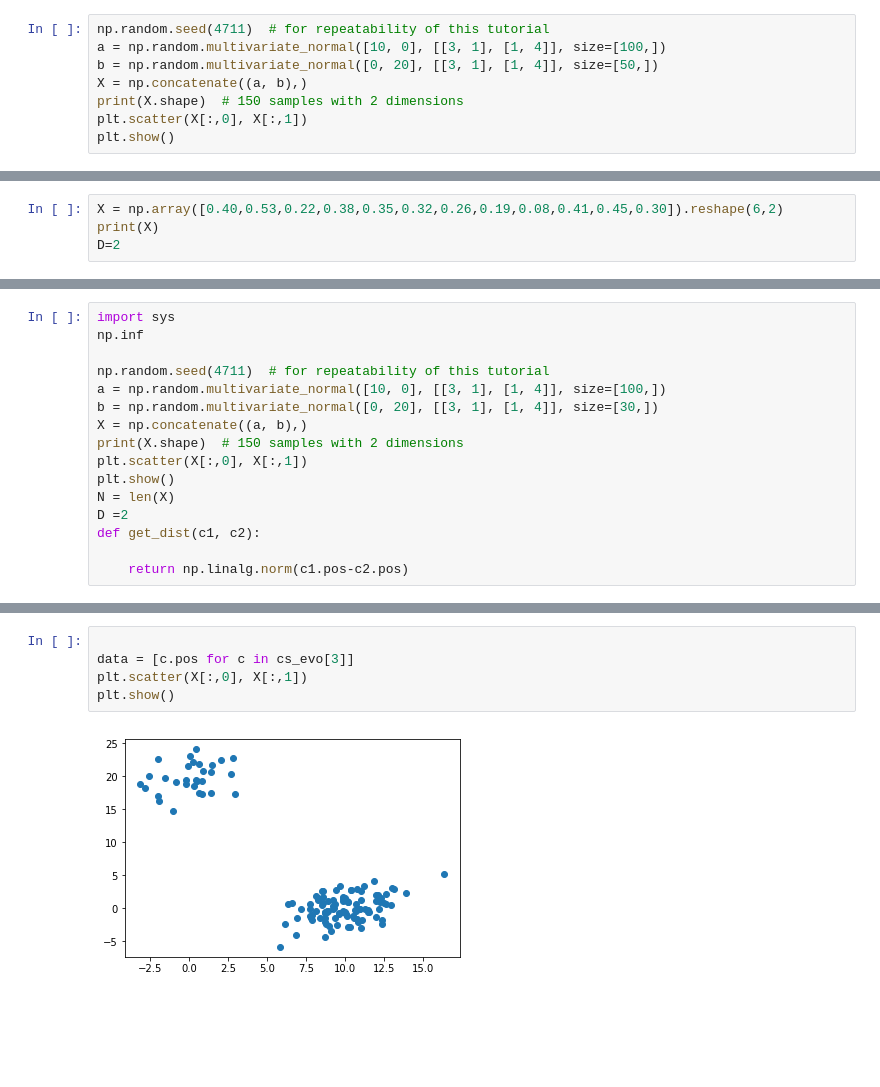
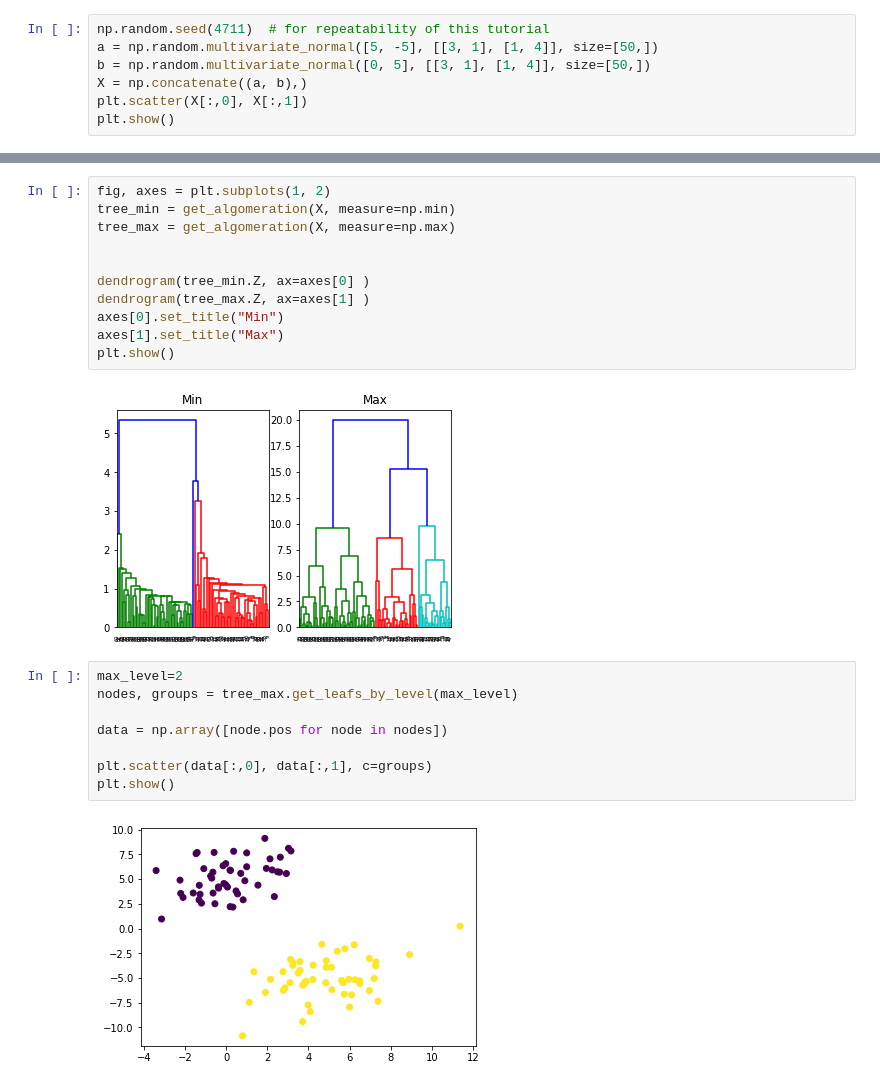
Before and after one commit to devmessias/Artificial-and-Natural-Vision, a Jupyter notebook: hierarquico.ipynb, the cells around one changed output, grey strips where cells are left out. Cells and saved outputs as stored; diff of their text form; blank space fills up the shorter version.

```diff
--- a/hierarquico.ipynb
+++ b/hierarquico.ipynb
@@ -23,9 +177,8 @@ from sklearn.metrics.pairwise import pairwise_distances
 # %%
 np.random.seed(4711)  # for repeatability of this tutorial
-a = np.random.multivariate_normal([10, 0], [[3, 1], [1, 4]], size=[100,])
-b = np.random.multivariate_normal([0, 20], [[3, 1], [1, 4]], size=[50,])
+a = np.random.multivariate_normal([5, -5], [[3, 1], [1, 4]], size=[50,])
+b = np.random.multivariate_normal([0, 5], [[3, 1], [1, 4]], size=[50,])
 X = np.concatenate((a, b),)
-print(X.shape)  # 150 samples with 2 dimensions
 plt.scatter(X[:,0], X[:,1])
 plt.show()
 # %% [output]
@@ -34,4 +185,0 @@ plt.show()
-# %%
-X = np.array([0.40,0.53,0.22,0.38,0.35,0.32,0.26,0.19,0.08,0.41,0.45,0.30]).reshape(6,2)
-print(X)
-D=2
@@ -93,16 +185,0 @@ plt.scatter(cs_pos[i_c][:,0], cs_pos[i_c][:,1])
-# %%
-import sys
-np.inf
-
-np.random.seed(4711)  # for repeatability of this tutorial
-a = np.random.multivariate_normal([10, 0], [[3, 1], [1, 4]], size=[100,])
-b = np.random.multivariate_normal([0, 20], [[3, 1], [1, 4]], size=[30,])
-X = np.concatenate((a, b),)
-print(X.shape)  # 150 samples with 2 dimensions
-plt.scatter(X[:,0], X[:,1])
-plt.show()
-N = len(X)
-D =2
-def get_dist(c1, c2):
-
-    return np.linalg.norm(c1.pos-c2.pos)
@@ -150,7 +186,23 @@ while len(cs)>1:
+# %%
+fig, axes = plt.subplots(1, 2)
+tree_min = get_algomeration(X, measure=np.min)
+tree_max = get_algomeration(X, measure=np.max)
+
+
+dendrogram(tree_min.Z, ax=axes[0] )
+dendrogram(tree_max.Z, ax=axes[1] )
+axes[0].set_title("Min")
+axes[1].set_title("Max")
+plt.show()
+# %% [output]
+[figure, added]
 # %%
+max_level=2
+nodes, groups = tree_max.get_leafs_by_level(max_level)
 
-data = [c.pos for c in cs_evo[3]]
-plt.scatter(X[:,0], X[:,1])
+data = np.array([node.pos for node in nodes])
+
+plt.scatter(data[:,0], data[:,1], c=groups)
 plt.show()
 # %% [output]
-[figure, old version]
+[figure, new version]
```
Also changed, not shown: parts of 26 cells of this notebook.
